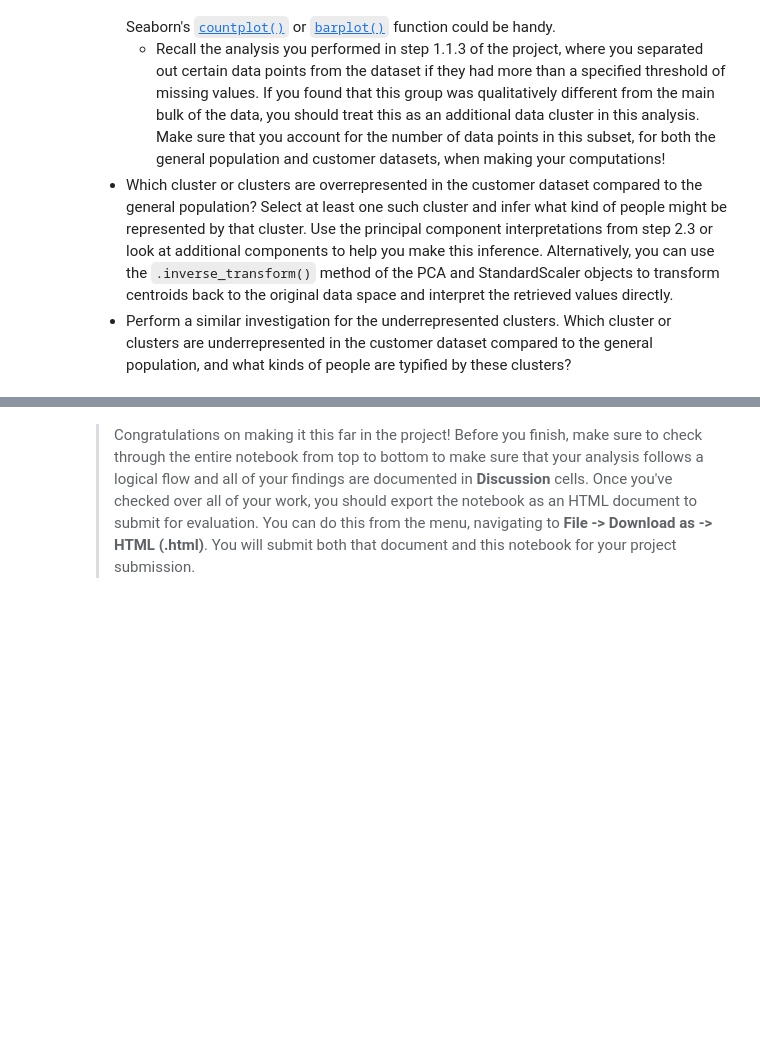
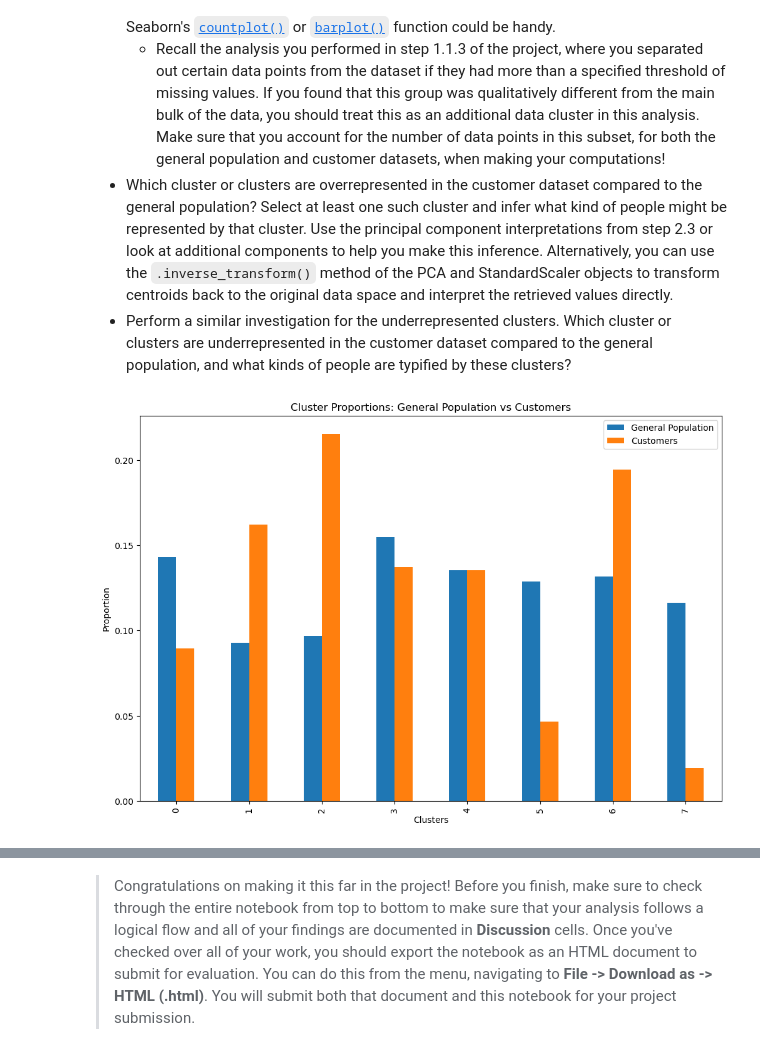
Before and after one commit to zhanshu21/Identify_Customer_Segments, a Jupyter notebook: Identify_Customer_Segments.ipynb, the cells around one changed output, grey strips where cells are left out. Cells and saved outputs as stored; diff of their text form; code cells hidden in the pictures; blank space fills up the shorter version.

```diff
--- a/Identify_Customer_Segments.ipynb
+++ b/Identify_Customer_Segments.ipynb
@@ -1217,7 +1217,7 @@ plt.show()
 # %%
 # Re-fit the k-means model with the selected number of clusters and obtain
 # cluster predictions for the general population demographics data.
-final_k = 20
+final_k = 8
 final_kmeans = KMeans(n_clusters=final_k, random_state=42)
 final_kmeans.fit(pca_data)
 gene_cluster_assignments = final_kmeans.labels_
@@ -1264,5 +1264,19 @@ print(cleaned_customers.isna().any().sum())
 # customer demographics data.
 # Align cleaned_customers to match the column order of gene_df
 cleaned_customers = cleaned_customers[completed_df.columns]
-sd_scaler.transform(cleaned_customers)
+scaled_customers = sd_scaler.transform(cleaned_customers)
+
+# pca transformation
+pca_transformed_customers = pca.transform(scaled_customers)
+transformed_customers = pd.DataFrame(pca_transformed_customers, columns=[f'PC{i+1}' for i in range(68)])
+pca_customers = transformed_customers.values
+
+# clustering
+final_kmeans_cus = KMeans(n_clusters=final_k, random_state=42)
+final_kmeans_cus.fit(pca_customers)
+cluster_assignments_cus = final_kmeans_cus.labels_
+
+transformed_customers['Cluster'] = cluster_assignments_cus
+cluster_counts = transformed_customers['Cluster'].value_counts()
+print(cluster_counts)
 # %% [output]
@@ -1295,3 +1306,19 @@ Take a look at the following points in this step:
 # %%
 # Compare the proportion of data in each cluster for the customer data to the
 # proportion of data in each cluster for the general population.
+
+gen_cluster_counts = transformed_df['Cluster'].value_counts(normalize=True)
+cust_cluster_counts = transformed_customers['Cluster'].value_counts(normalize=True)
+# Combine for Comparison
+cluster_comparison = pd.DataFrame({
+    'General Population': gen_cluster_counts,
+    'Customers': cust_cluster_counts
+}).fillna(0)
+
+cluster_comparison.plot(kind='bar', figsize=(12, 8))
+plt.title("Cluster Proportions: General Population vs Customers")
+plt.ylabel("Proportion")
+plt.xlabel("Clusters")
+plt.show()
+# %% [output]
+[figure, added]
```
Also changed, not shown: parts of 16 cells of this notebook, 1 other file.
